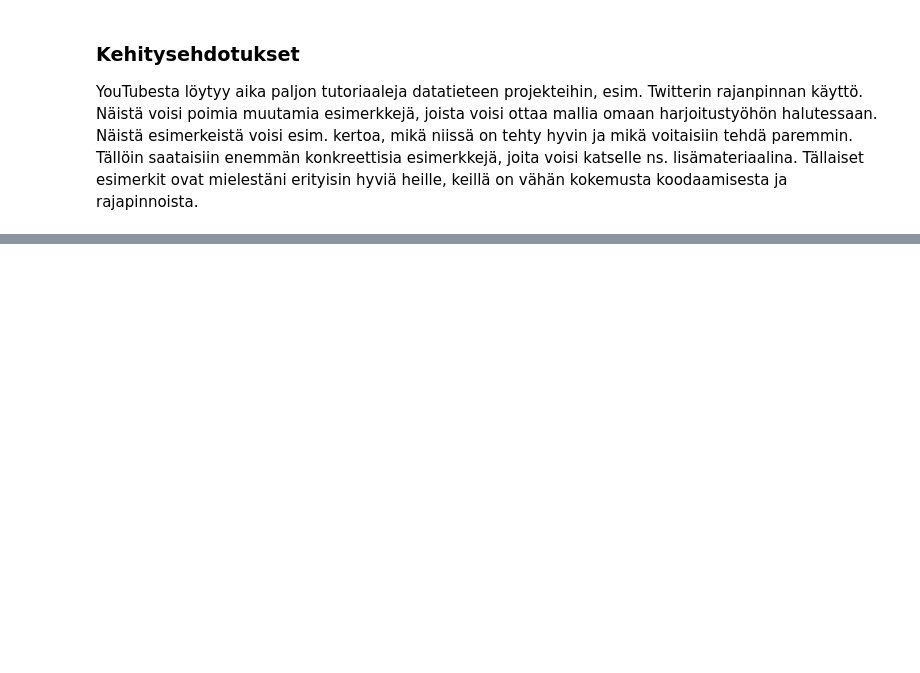
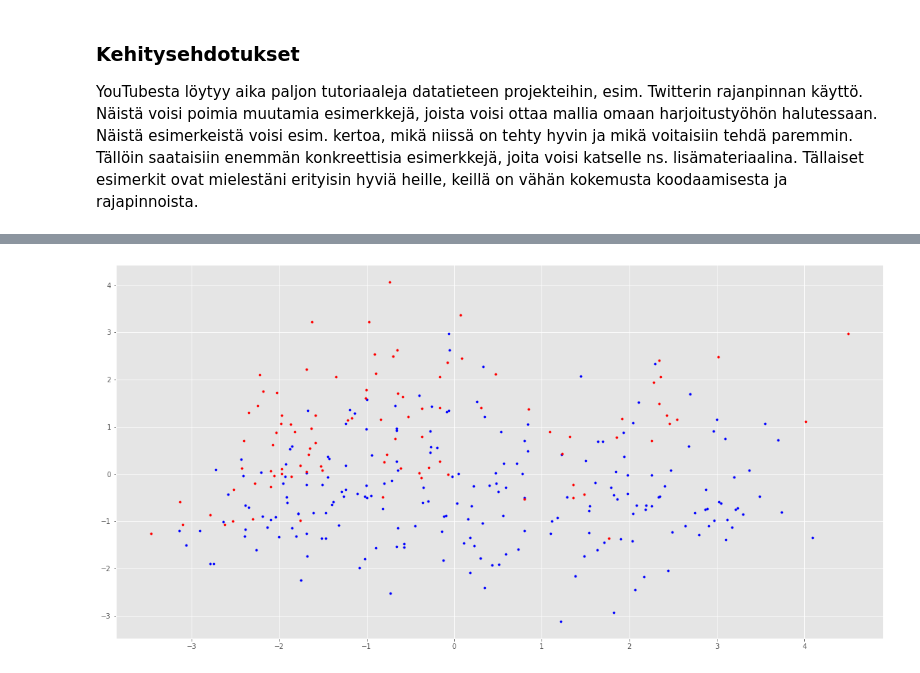
Before and after one commit to anttonisamuel/JODA-oppimispaivakirja, a Jupyter notebook: oppimispaivakirja.ipynb, the cells around one changed output, grey strips where cells are left out. Drawn from its saved outputs; the diff is of its cells as text; code cells hidden in the pictures; blank space fills up the shorter version.

```diff
--- a/oppimispaivakirja.ipynb
+++ b/oppimispaivakirja.ipynb
@@ -356,0 +341,4 @@ YouTubesta löytyy aika paljon tutoriaaleja datatieteen projekteihin, esim. Twit
+# %%
+original_df = pd.read_csv("heart.csv")
+df = original_df.copy()
+df.head()
@@ -356,0 +352,26 @@ YouTubesta löytyy aika paljon tutoriaaleja datatieteen projekteihin, esim. Twit
+# %%
+# Datan normalisaatio
+
+xMean = np.mean(df, axis=0)
+xDev = np.std(df, axis=0)
+xNorm = (df - xMean) / xDev
+
+x = df.values
+min_max_scaler = preprocessing.MinMaxScaler()
+x_scaled = min_max_scaler.fit_transform(x)
+xMinMax = pd.DataFrame(x_scaled)
+# %%
+# Ajetaan PCA kahdella komponentilla.
+pca = PCA(n_components=2)
+# %%
+# Visualisoidaan L2-normalisoitu data
+reducedX = pca.fit_transform(xNorm)
+
+fig, ax = plt.subplots(figsize=(20, 10))
+
+colors = ['blue' if l==1 else 'red' for l in df["sex"]]
+for dp, c in zip(reducedX[:1000], colors[:1000]):
+    ax.scatter(dp[0], dp[1], s=10, color=c)
+plt.show()
+# %% [output]
+[figure, added]
```
Also changed, not shown: parts of 10 cells of this notebook.
